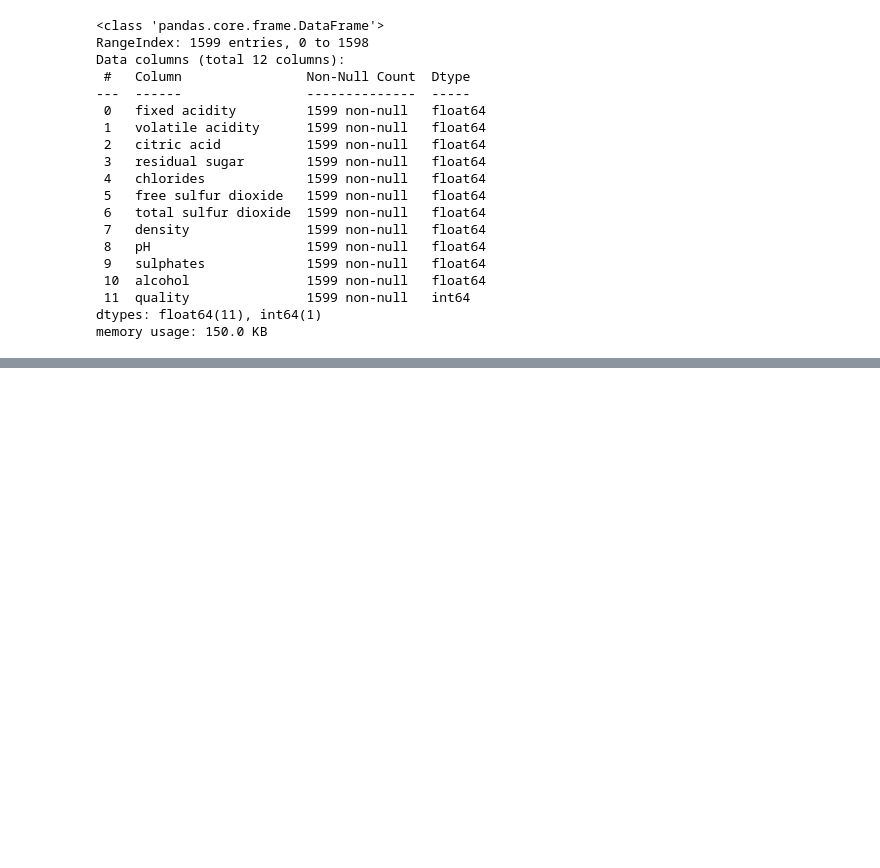
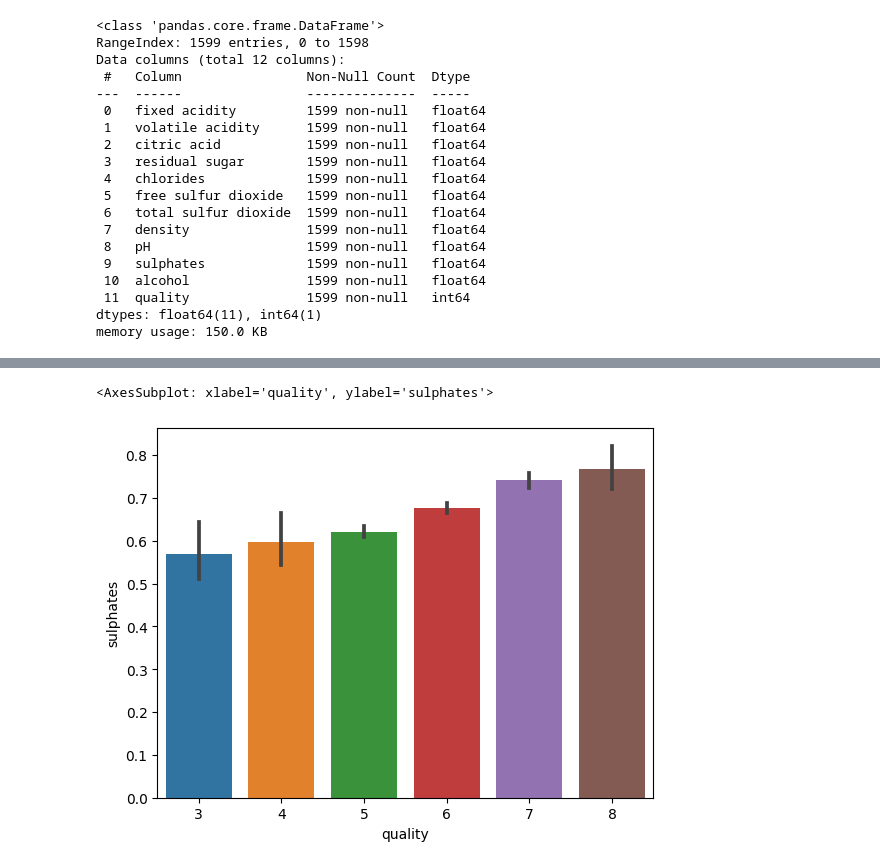
Before and after one commit to MipanZuu/KK2022-IUP, a Jupyter notebook: SVM/svm.ipynb, the cells around one changed output, grey strips where cells are left out. Cells and saved outputs as stored; diff of their text form; code cells hidden in the pictures; blank space fills up the shorter version.

```diff
--- a/SVM/svm.ipynb
+++ b/SVM/svm.ipynb
@@ -29,0 +57,7 @@ memory usage: 150.0 KB
+# %%
+len(dataImport)
+len(dataImport.dropna())
+sns.barplot(x='quality', y='sulphates',data=dataImport)
+# %% [output]
+<AxesSubplot: xlabel='quality', ylabel='sulphates'>
+[figure, added]
```
Also changed, not shown: parts of 22 cells of this notebook.
